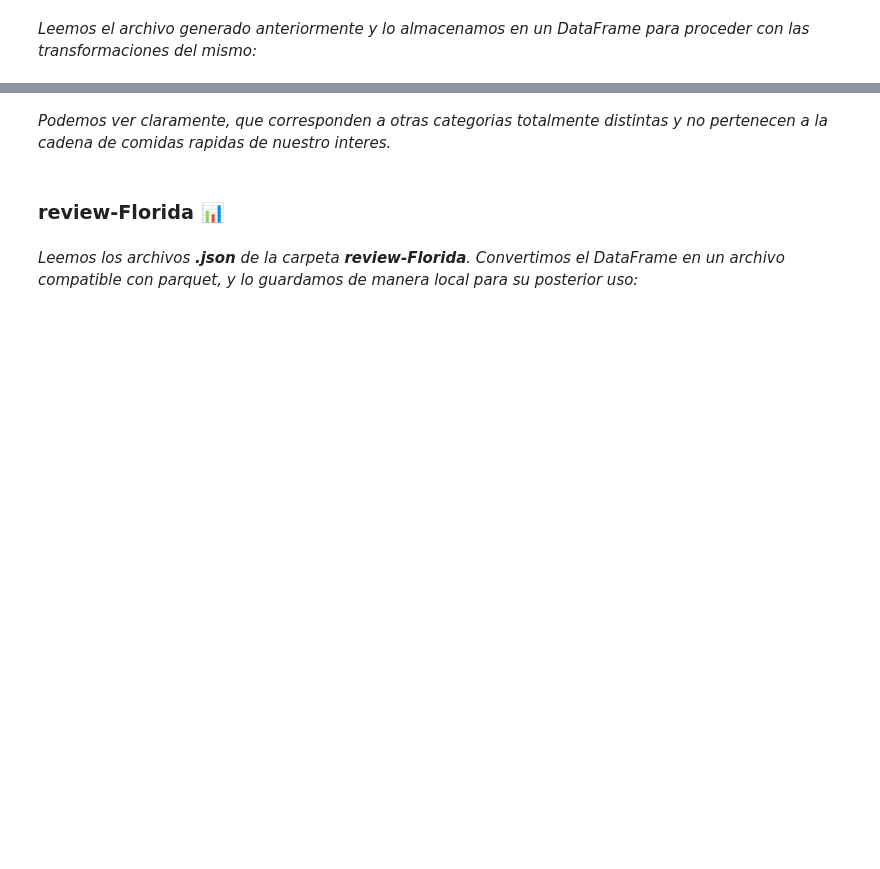
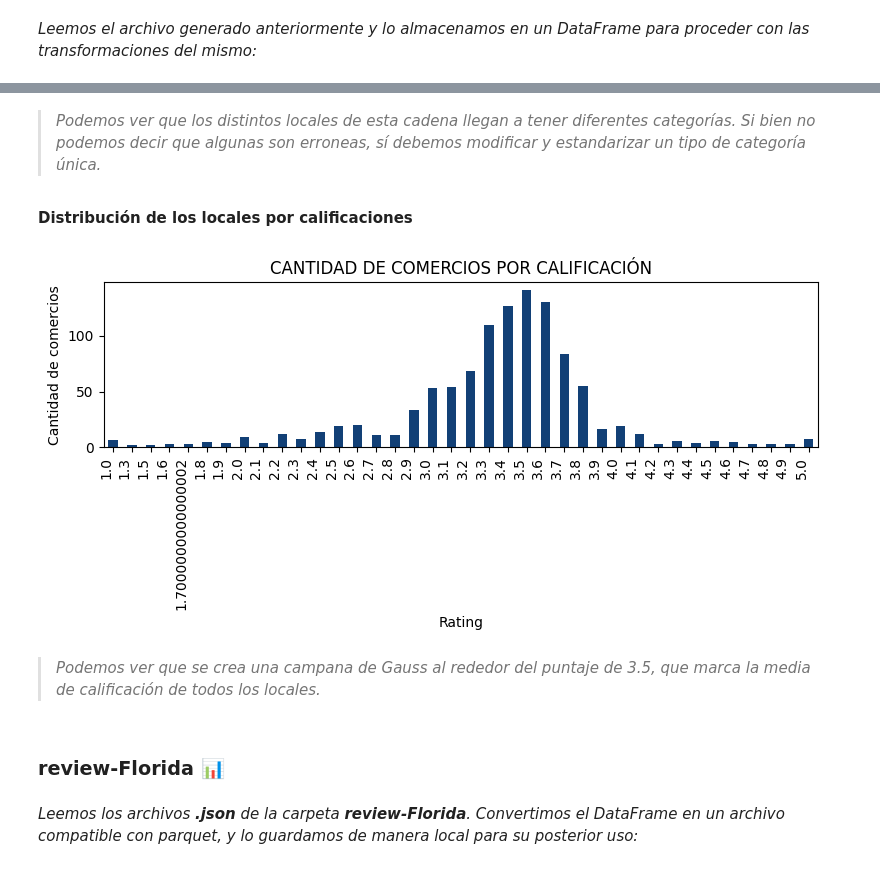
Before and after one commit to MiliTrres/PF_Reviews-Recommendation_Henry, a Jupyter notebook: EDA.ipynb, the cells around one changed output, grey strips where cells are left out. Drawn from its saved outputs; the diff is of its cells as text; code cells hidden in the pictures; blank space fills up the shorter version.

```diff
--- a/EDA.ipynb
+++ b/EDA.ipynb
@@ -1000,4 +1000,4 @@ else:
 # %% [markdown]
 *Leemos el archivo generado anteriormente y lo almacenamos en un DataFrame para proceder con las transformaciones del mismo:*
 # %%
-df_sitios = pd.read_parquet('./Datos/metadatos-sitios-temporal.parquet')
+df_sitios = pd.read_parquet('./Datos/metadatos-sitios.parquet')
@@ -1054,2 +1092,0 @@ Name: count, Length: 1022, dtype: int64
-# %%
-df_sitios['Category'] = df_sitios['Category'].astype(str)
@@ -1058,2 +1092,0 @@ df_sitios['Category'] = df_sitios['Category'].astype(str)
-# %%
-df_sitios['Category'] = df_sitios['Category'].apply(lambda x: x.replace('[','').replace(']','').replace('\'',''))
@@ -1084,5 +1093,27 @@ df_sitios[~df_sitios['Category'].str.contains('restaurant|Fast food|Restaurant|f
-# %% [markdown]
-*Podemos ver claramente, que corresponden a otras categorias totalmente distintas y no pertenecen a la cadena de comidas rapidas de nuestro interes.*
+# %% [markdown]
+> *Podemos ver que los distintos locales de esta cadena llegan a tener diferentes categorías. Si bien no podemos decir que algunas son erroneas, sí debemos modificar y estandarizar un tipo de categoría única.*
+# %% [markdown]
+**Distribución de los locales por calificaciones**
+# %%
+star = df_sitios['avg_rating'].value_counts().sort_index()
+
+plt.figure(figsize=(8, 4))
+
+star.plot(kind='bar', color='#124076')
+
+plt.title('CANTIDAD DE COMERCIOS POR CALIFICACIÓN')
+
+plt.xlabel('Rating')
+plt.ylabel('Cantidad de comercios')
+
+plt.xticks(rotation=90, ha='right')
+plt.tight_layout()
+
+plt.show()
+# %% [output]
+[figure, added]
+# %% [markdown]
+> *Podemos ver que se crea una campana de Gauss al rededor del puntaje de 3.5, que marca la media de calificación de todos los locales.*
 # %% [markdown]
 ### review-Florida 📊
 # %%
```
Also changed, not shown: parts of 53 cells of this notebook, 3 other files.
